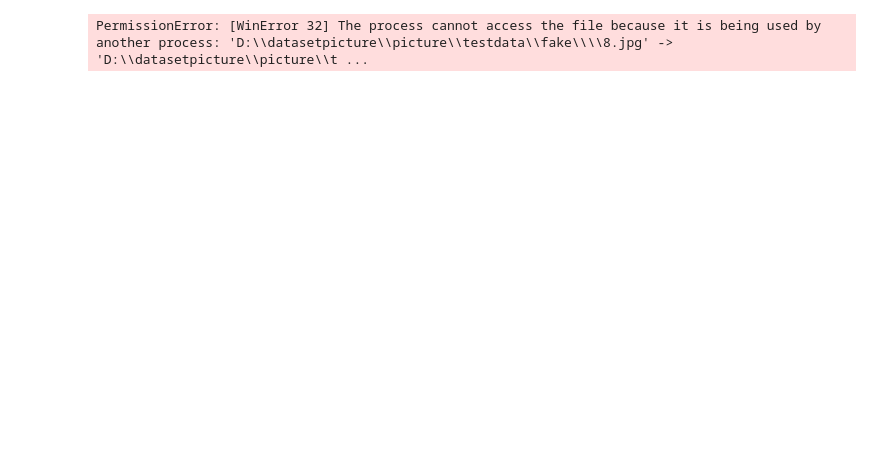
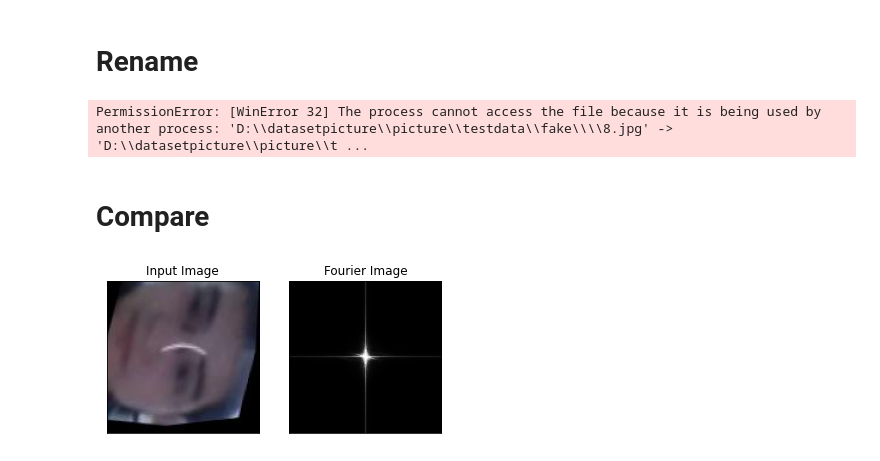
Before and after one commit to Soviet227/fourier_converter, a Jupyter notebook: rename_files.ipynb, the cells around one changed output. Saved outputs shown, nothing was run; the diff lists cells and outputs as text; code cells hidden in the pictures; blank space fills up the shorter version.

Commit message:
add join

```diff
--- a/rename_files.ipynb
+++ b/rename_files.ipynb
@@ -1,3 +1,5 @@
+# %% [markdown]
+# Rename
 # %%
 import os
 
@@ -24,3 +26,40 @@ res = os.listdir(folder)
 print(res)
 # %% [output]
 PermissionError: [WinError 32] The process cannot access the file because it is being used by another process: 'D:\\datasetpicture\\picture\\testdata\\fake\\\\8.jpg' -> 'D:\\datasetpicture\\picture\\t ...
+# %% [markdown]
+# Compare
+# %%
+from PIL import Image
+import matplotlib.pyplot as plt
+import matplotlib.image as mpimg
+import matplotlib as mpl
+import sympy as smp
+import cv2
+
+def compare():
+    fig = plt.figure()
+
+    ax2 = fig.add_subplot(1, 2, 1)
+    ax2.set_title("Input Image")
+    ax2.set_xticks([])
+    ax2.set_yticks([])
+    input_img = mpimg.imread(os.path.join(c))
+    ax2.imshow(input_img)
+
+    ax2 = fig.add_subplot(1, 2, 2)
+    ax2.set_title("Fourier Image")
+    ax2.set_xticks([])
+    ax2.set_yticks([])
+    fourier_img = cv2.imread(os.path.join('D:/datasetpicture/picture/fake_fourier640/', '1.jpg'))
+    ax2.imshow(fourier_img)
+
+    # Save the full figure...
+    fig.savefig('D:/datasetpicture/picture/fake_compare/1.jpg')
+
+    return
+# %%
+#c = ('C:/testcam/github/fourier_converter/dataset/3.jpg')
+c = ('D:/datasetpicture/picture/fake/1.jpg')
+compare()
+# %% [output]
+[figure, added]
```
Also changed, not shown: parts of 8 cells of this notebook, 3 other files.
